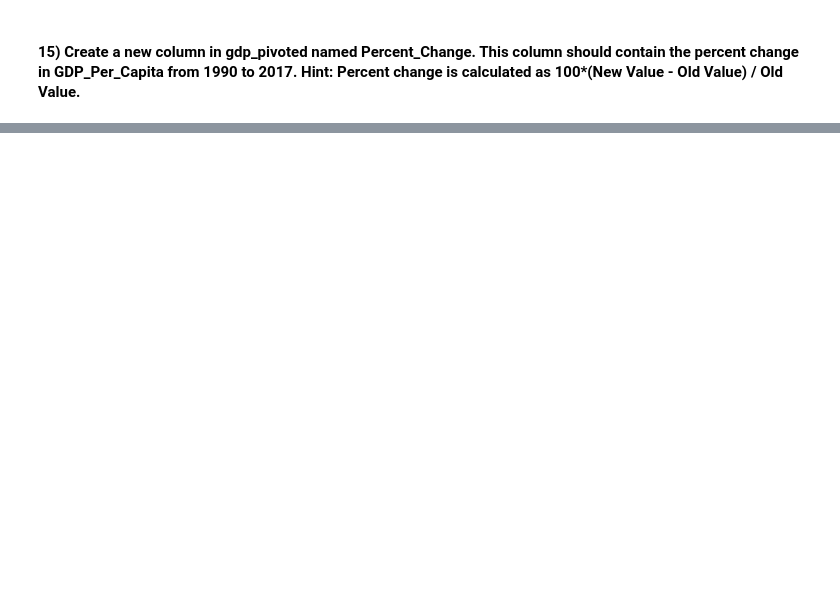
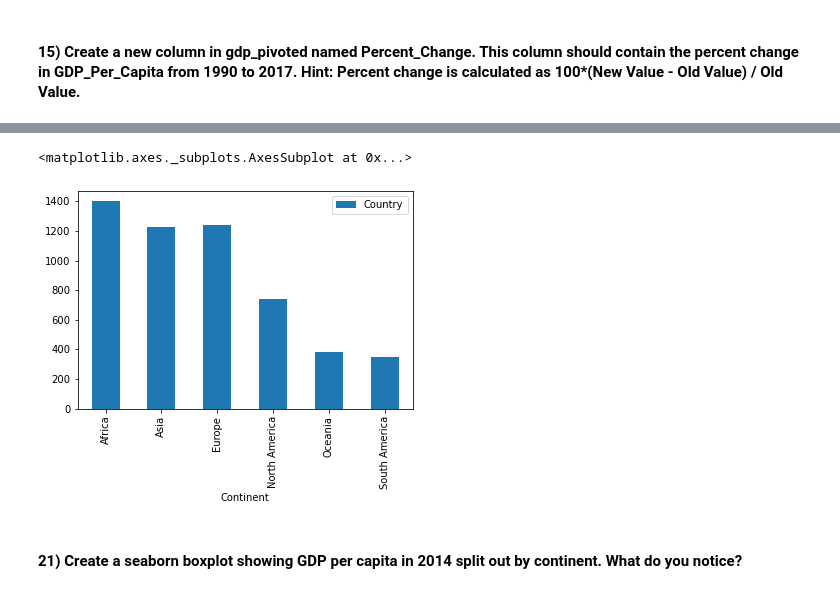
Before and after one commit to lordfrahnk/dq1-undata-lordfrahnk, a Jupyter notebook: notebooks/UN_Data_Exploration.ipynb, the cells around one changed output, grey strips where cells are left out. Saved outputs shown, nothing was run; the diff lists cells and outputs as text; code cells hidden in the pictures; blank space fills up the shorter version.

```diff
--- a/notebooks/UN_Data_Exploration.ipynb
+++ b/notebooks/UN_Data_Exploration.ipynb
@@ -259,0 +338,2 @@ KeyError: '2017'
+# %%
+continents = pd.read_csv('../data/continents.csv')
@@ -259,0 +351,3 @@ KeyError: '2017'
+# %%
+gdp_df = gdp_df.merge(continents, on = 'Country')
+gdp_df.head()
@@ -259,0 +374,7 @@ KeyError: '2017'
+# %%
+gdp_df.groupby('Continent').agg({'Country':'count'}).plot(kind='bar')
+# %% [output]
+<matplotlib.axes._subplots.AxesSubplot at 0x...>
+[figure, added]
+# %% [markdown]
+#### 21) Create a seaborn boxplot showing GDP per capita in 2014 split out by continent. What do you notice?
```
Also changed, not shown: parts of 26 cells of this notebook.
